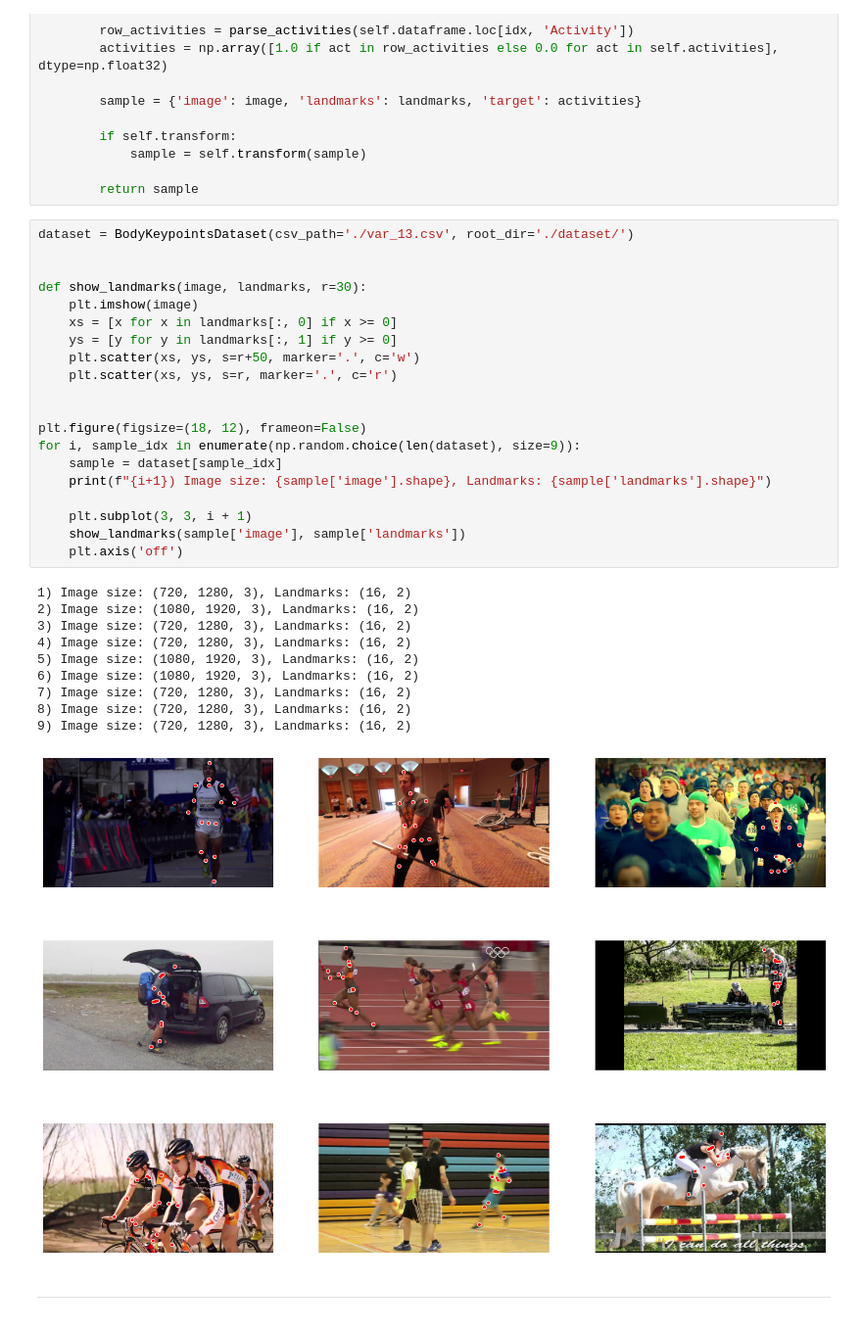
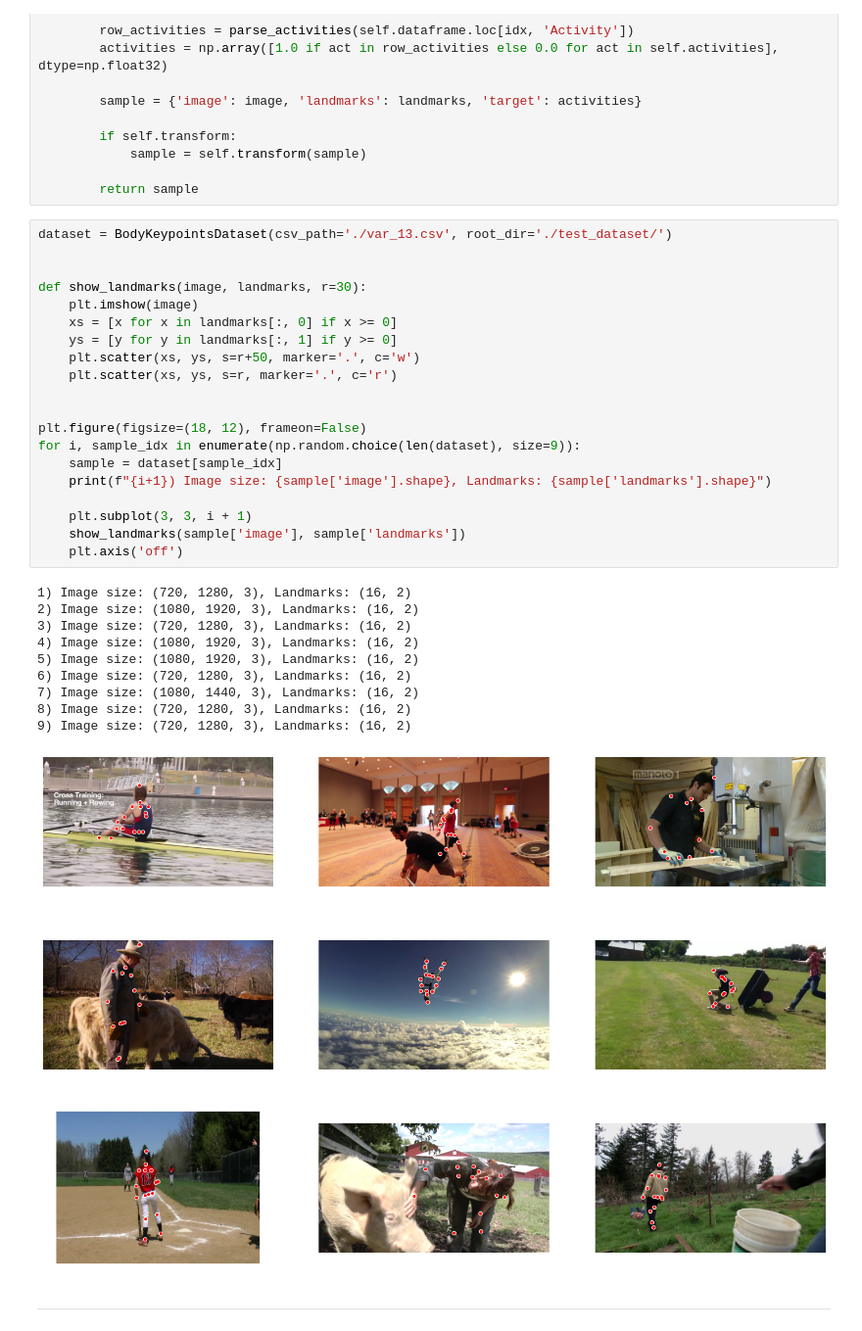
Before and after one commit to EdenStabbfer/PatternRecognition, a Jupyter notebook: KT3/PoseDetectionViT.ipynb, the cells around one changed output. Shown at 98% size. Saved outputs shown, nothing was run; the diff lists cells and outputs as text.

```diff
--- a/KT3/PoseDetectionViT.ipynb
+++ b/KT3/PoseDetectionViT.ipynb
@@ -119,36 +145,36 @@ class BodyKeypointsDataset(Dataset):
 
         return sample
 # %%
-dataset = BodyKeypointsDataset(csv_path='./var_13.csv', root_dir='./dataset/')
+dataset = BodyKeypointsDataset(csv_path='./var_13.csv', root_dir='./test_dataset/')
 
 
 def show_landmarks(image, landmarks, r=30):
     plt.imshow(image)
     xs = [x for x in landmarks[:, 0] if x >= 0]
     ys = [y for y in landmarks[:, 1] if y >= 0]
     plt.scatter(xs, ys, s=r+50, marker='.', c='w')
     plt.scatter(xs, ys, s=r, marker='.', c='r')
 
 
 plt.figure(figsize=(18, 12), frameon=False)
 for i, sample_idx in enumerate(np.random.choice(len(dataset), size=9)):
     sample = dataset[sample_idx]
     print(f"{i+1}) Image size: {sample['image'].shape}, Landmarks: {sample['landmarks'].shape}")
 
     plt.subplot(3, 3, i + 1)
     show_landmarks(sample['image'], sample['landmarks'])
     plt.axis('off')
 # %% [output]
 1) Image size: (720, 1280, 3), Landmarks: (16, 2)
 2) Image size: (1080, 1920, 3), Landmarks: (16, 2)
 3) Image size: (720, 1280, 3), Landmarks: (16, 2)
-4) Image size: (720, 1280, 3), Landmarks: (16, 2)
+4) Image size: (1080, 1920, 3), Landmarks: (16, 2)
 5) Image size: (1080, 1920, 3), Landmarks: (16, 2)
-6) Image size: (1080, 1920, 3), Landmarks: (16, 2)
-7) Image size: (720, 1280, 3), Landmarks: (16, 2)
+6) Image size: (720, 1280, 3), Landmarks: (16, 2)
+7) Image size: (1080, 1440, 3), Landmarks: (16, 2)
 8) Image size: (720, 1280, 3), Landmarks: (16, 2)
 9) Image size: (720, 1280, 3), Landmarks: (16, 2)
-[figure, old version]
+[figure, new version]
 # %% [markdown]
 ---
 # %% [markdown]
```
Also changed, not shown: parts of 24 cells of this notebook.
